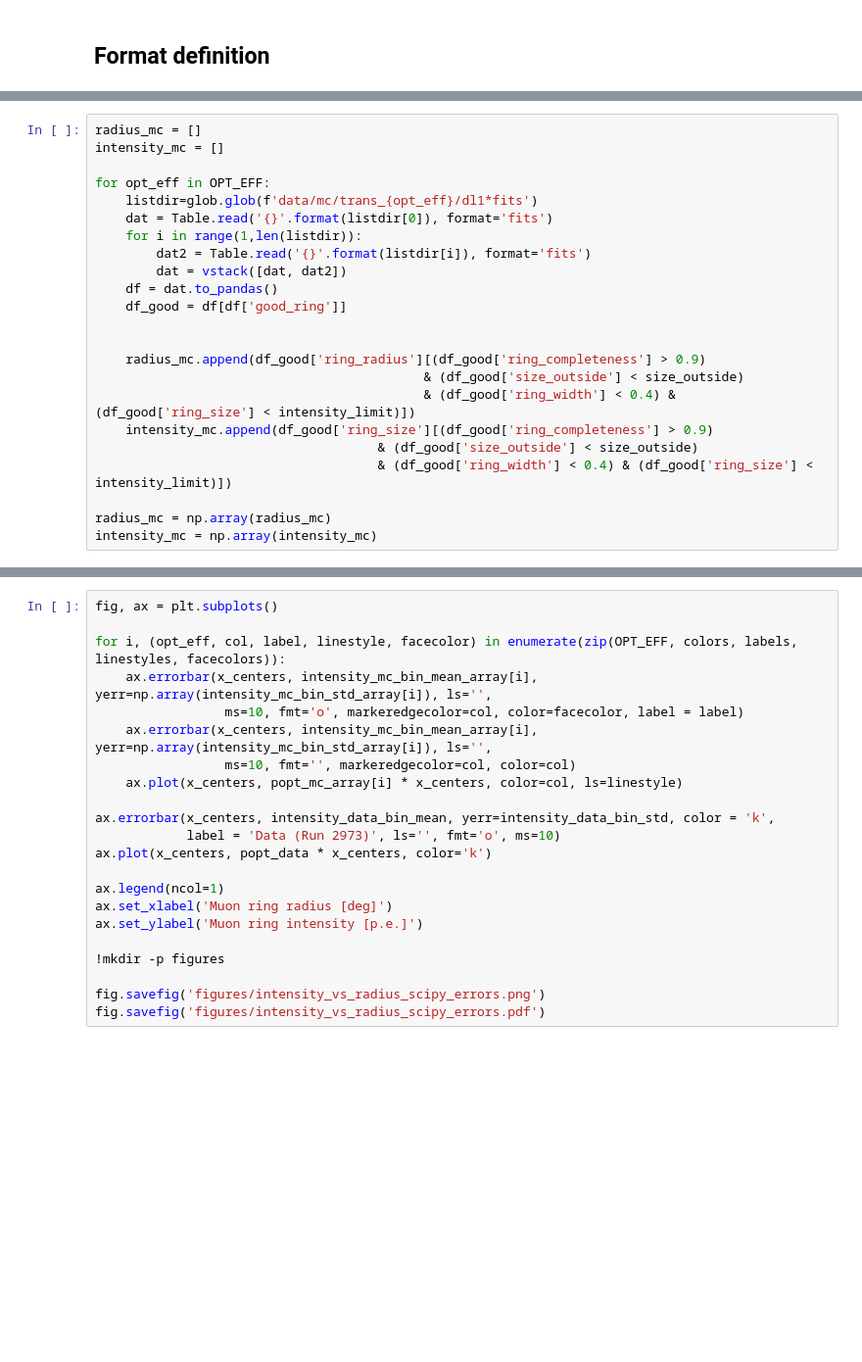
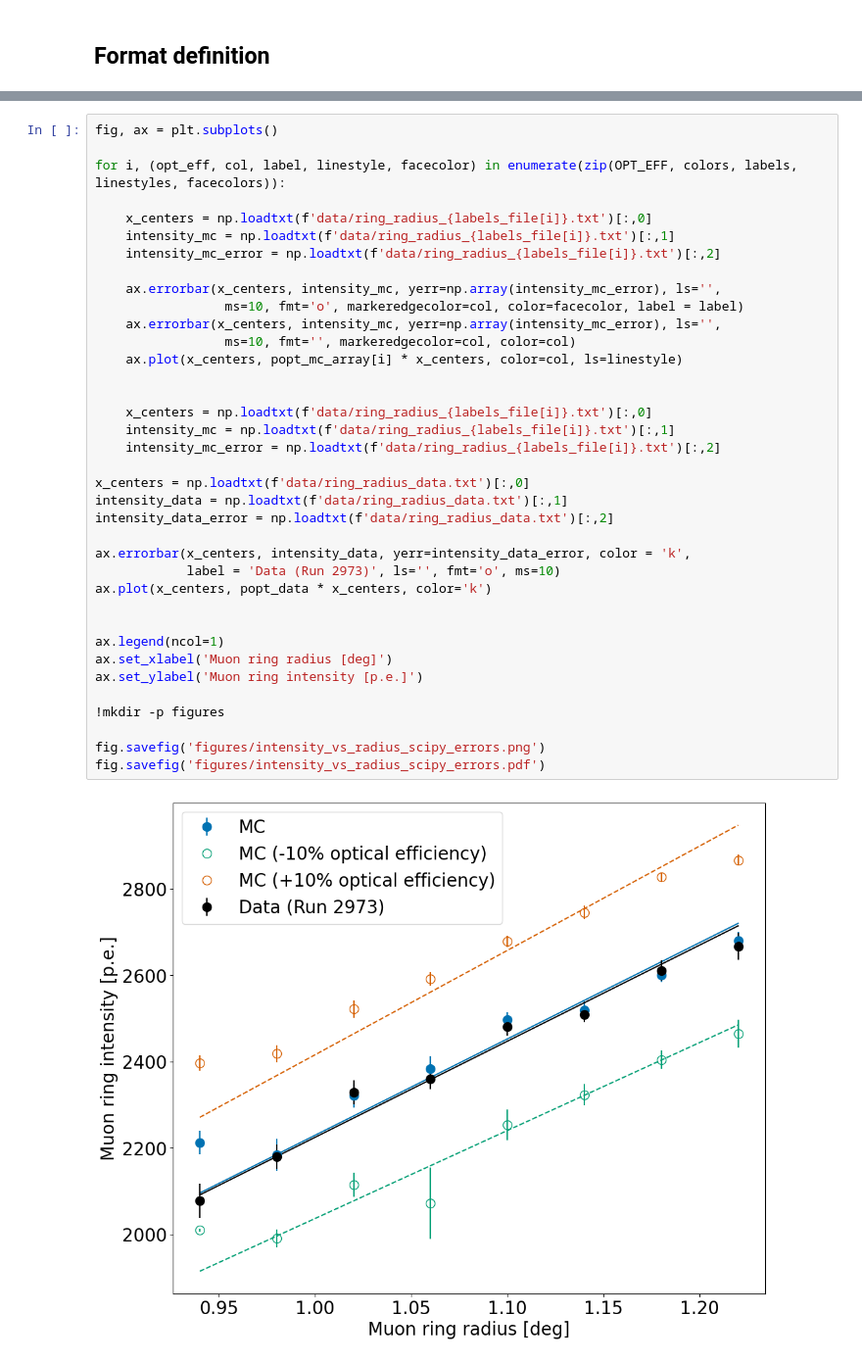
Before and after one commit to cta-observatory/lst-crab-performance-paper-2023, a Jupyter notebook: 2_mc_simulations/2.4_adjustements_mc_simulation/muon_data_mc_comparison.ipynb, the cells around one changed output, grey strips where cells are left out. Shown at 98% size. Saved outputs shown, nothing was run; the diff lists cells and outputs as text; blank space fills up the shorter version.

```diff
--- a/2_mc_simulations/2.4_adjustements_mc_simulation/muon_data_mc_comparison.ipynb
+++ b/2_mc_simulations/2.4_adjustements_mc_simulation/muon_data_mc_comparison.ipynb
@@ -104,23 +29,0 @@ popt_data,pcov_data = curve_fit(func, radius_data_fit, intensity_data_fit)
-# %%
-radius_mc = []
-intensity_mc = []
-
-for opt_eff in OPT_EFF:
-    listdir=glob.glob(f'data/mc/trans_{opt_eff}/dl1*fits')
-    dat = Table.read('{}'.format(listdir[0]), format='fits')
-    for i in range(1,len(listdir)):
-        dat2 = Table.read('{}'.format(listdir[i]), format='fits')
-        dat = vstack([dat, dat2])
-    df = dat.to_pandas()
-    df_good = df[df['good_ring']]
-
-
-    radius_mc.append(df_good['ring_radius'][(df_good['ring_completeness'] > 0.9)
-                                           & (df_good['size_outside'] < size_outside)
-                                           & (df_good['ring_width'] < 0.4) & (df_good['ring_size'] < intensity_limit)])
-    intensity_mc.append(df_good['ring_size'][(df_good['ring_completeness'] > 0.9)
-                                     & (df_good['size_outside'] < size_outside)
-                                     & (df_good['ring_width'] < 0.4) & (df_good['ring_size'] < intensity_limit)])
-
-radius_mc = np.array(radius_mc)
-intensity_mc = np.array(intensity_mc)
@@ -165,22 +32,39 @@ for j in range(0, len(OPT_EFF)):
 # %%
 fig, ax = plt.subplots()
 
 for i, (opt_eff, col, label, linestyle, facecolor) in enumerate(zip(OPT_EFF, colors, labels, linestyles, facecolors)):
-    ax.errorbar(x_centers, intensity_mc_bin_mean_array[i], yerr=np.array(intensity_mc_bin_std_array[i]), ls='',
+
+    x_centers = np.loadtxt(f'data/ring_radius_{labels_file[i]}.txt')[:,0]
+    intensity_mc = np.loadtxt(f'data/ring_radius_{labels_file[i]}.txt')[:,1]
+    intensity_mc_error = np.loadtxt(f'data/ring_radius_{labels_file[i]}.txt')[:,2]
+
+    ax.errorbar(x_centers, intensity_mc, yerr=np.array(intensity_mc_error), ls='',
                  ms=10, fmt='o', markeredgecolor=col, color=facecolor, label = label)
-    ax.errorbar(x_centers, intensity_mc_bin_mean_array[i], yerr=np.array(intensity_mc_bin_std_array[i]), ls='',
+    ax.errorbar(x_centers, intensity_mc, yerr=np.array(intensity_mc_error), ls='',
                  ms=10, fmt='', markeredgecolor=col, color=col)
     ax.plot(x_centers, popt_mc_array[i] * x_centers, color=col, ls=linestyle)
 
-ax.errorbar(x_centers, intensity_data_bin_mean, yerr=intensity_data_bin_std, color = 'k',
+
+    x_centers = np.loadtxt(f'data/ring_radius_{labels_file[i]}.txt')[:,0]
+    intensity_mc = np.loadtxt(f'data/ring_radius_{labels_file[i]}.txt')[:,1]
+    intensity_mc_error = np.loadtxt(f'data/ring_radius_{labels_file[i]}.txt')[:,2]
+
+x_centers = np.loadtxt(f'data/ring_radius_data.txt')[:,0]
+intensity_data = np.loadtxt(f'data/ring_radius_data.txt')[:,1]
+intensity_data_error = np.loadtxt(f'data/ring_radius_data.txt')[:,2]
+
+ax.errorbar(x_centers, intensity_data, yerr=intensity_data_error, color = 'k',
             label = 'Data (Run 2973)', ls='', fmt='o', ms=10)
 ax.plot(x_centers, popt_data * x_centers, color='k')
+
 
 ax.legend(ncol=1)
 ax.set_xlabel('Muon ring radius [deg]')
 ax.set_ylabel('Muon ring intensity [p.e.]')
 
 !mkdir -p figures
 
 fig.savefig('figures/intensity_vs_radius_scipy_errors.png')
 fig.savefig('figures/intensity_vs_radius_scipy_errors.pdf')
+# %% [output]
+[figure, added]
```
Also changed, not shown: parts of 13 cells of this notebook.
